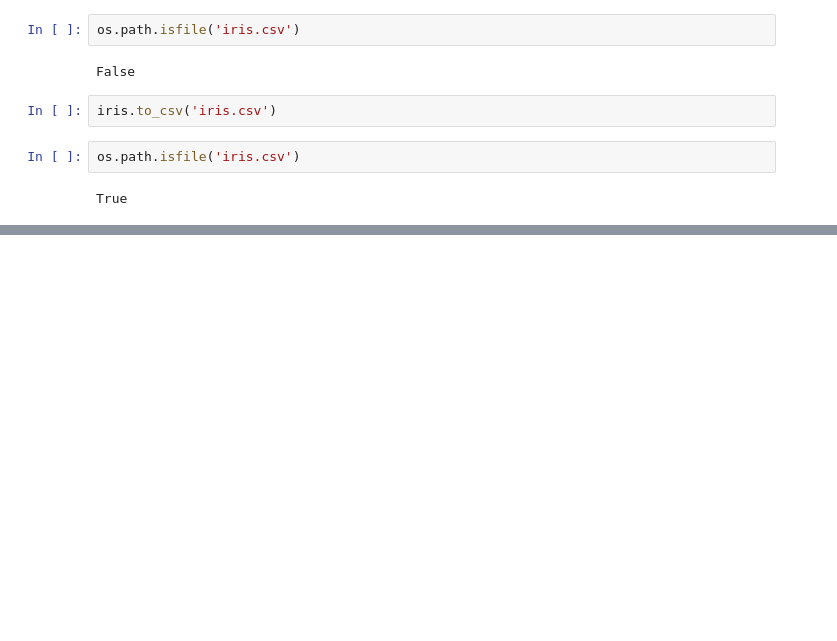
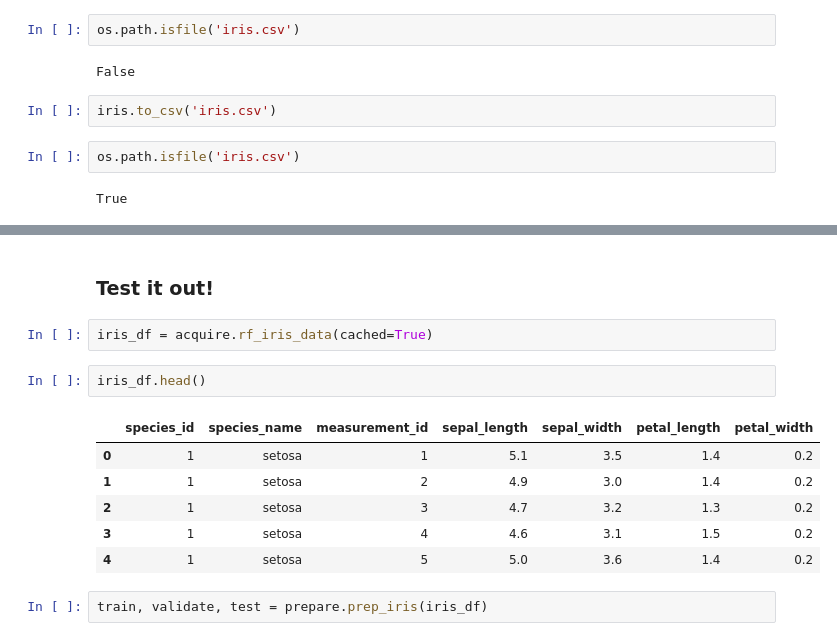
Before and after one commit to o0amandagomez0o/classification-exercises, a Jupyter notebook: classification_exercises.ipynb, the cells around one changed output, grey strips where cells are left out. Drawn from its saved outputs; the diff is of its cells as text; blank space fills up the shorter version.

```diff
--- a/classification_exercises.ipynb
+++ b/classification_exercises.ipynb
@@ -456,0 +633,15 @@ True
+# %% [markdown]
+### Test it out!
+# %%
+iris_df = acquire.rf_iris_data(cached=True)
+# %%
+iris_df.head()
+# %% [output]
+|  | species_id | species_name | measurement_id | sepal_length | sepal_width | petal_length | petal_width |
+| 0 | 1 | setosa | 1 | 5.1 | 3.5 | 1.4 | 0.2 |
+| 1 | 1 | setosa | 2 | 4.9 | 3.0 | 1.4 | 0.2 |
+| 2 | 1 | setosa | 3 | 4.7 | 3.2 | 1.3 | 0.2 |
+| 3 | 1 | setosa | 4 | 4.6 | 3.1 | 1.5 | 0.2 |
+| 4 | 1 | setosa | 5 | 5.0 | 3.6 | 1.4 | 0.2 |
+# %%
+train, validate, test = prepare.prep_iris(iris_df)
```
Also changed, not shown: parts of 31 cells of this notebook, 16 other files.
